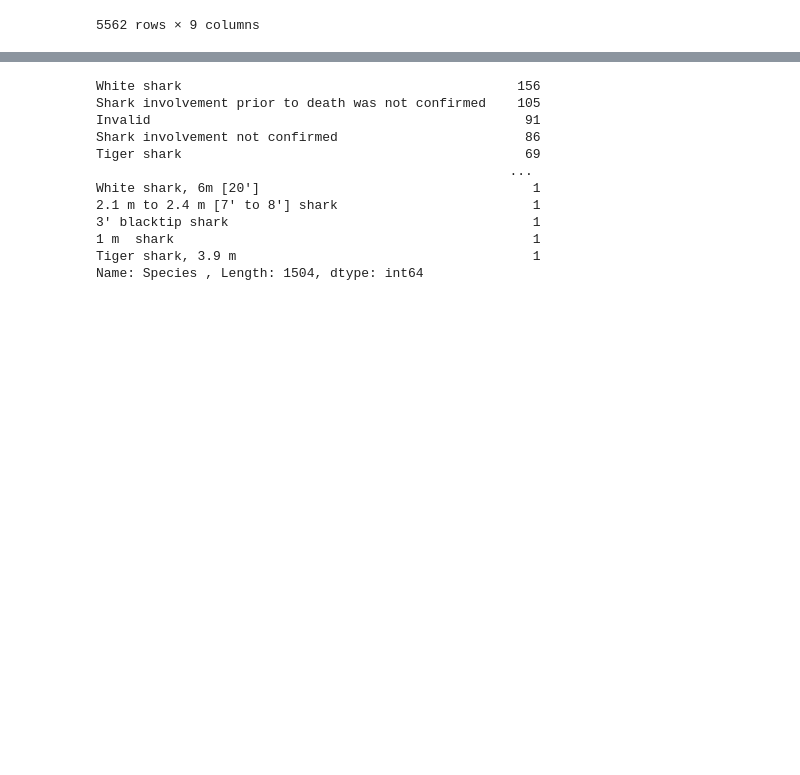
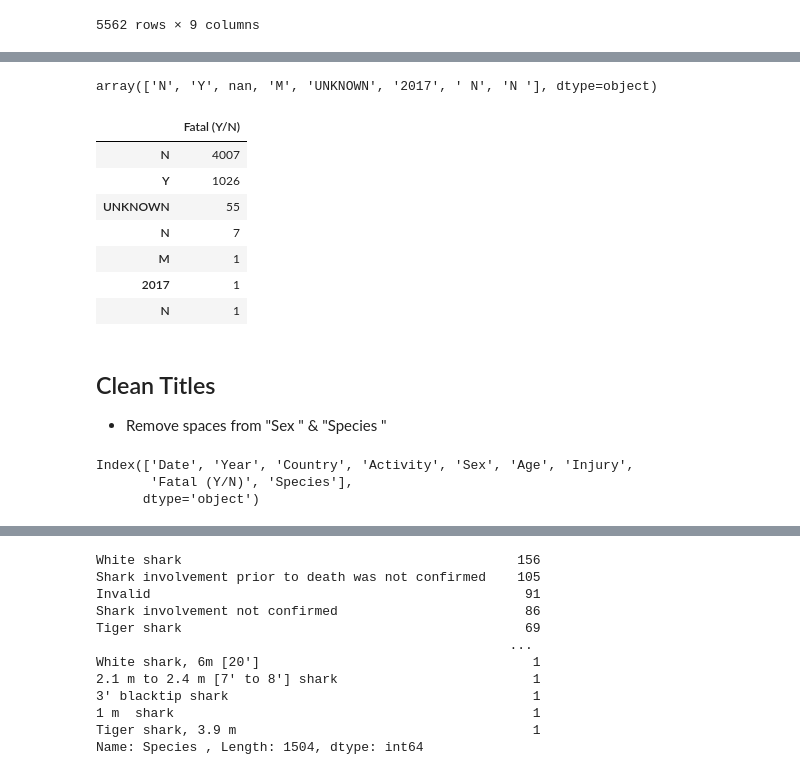
Before and after one commit to Hugocodesdude/Project_1, a Jupyter notebook: Project_1_Cleaning.ipynb, the cells around one changed output, grey strips where cells are left out. Cells and saved outputs as stored; diff of their text form; code cells hidden in the pictures; blank space fills up the shorter version.

```diff
--- a/Project_1_Cleaning.ipynb
+++ b/Project_1_Cleaning.ipynb
@@ -265,0 +305,20 @@ df_clean_nan
+# %%
+df_clean_nan["Fatal (Y/N)"].unique()
+# %% [output]
+array(['N', 'Y', nan, 'M', 'UNKNOWN', '2017', ' N', 'N '], dtype=object)
+# %%
+check = pd.DataFrame(df_clean_nan["Fatal (Y/N)"].value_counts())
+check
+# %% [output]
+|  | Fatal (Y/N) |
+| N | 4007 |
+| Y | 1026 |
+| UNKNOWN | 55 |
+| N | 7 |
+| M | 1 |
+| 2017 | 1 |
+| N | 1 |
+# %% [markdown]
+## Clean Titles
+
+- Remove spaces from "Sex " & "Species "
@@ -265,0 +328,6 @@ df_clean_nan
+# %%
+print(df_clean_nan.columns)
+# %% [output]
+Index(['Date', 'Year', 'Country', 'Activity', 'Sex', 'Age', 'Injury',
+       'Fatal (Y/N)', 'Species'],
+      dtype='object')
```
Also changed, not shown: parts of 16 cells of this notebook, 1 other file.
